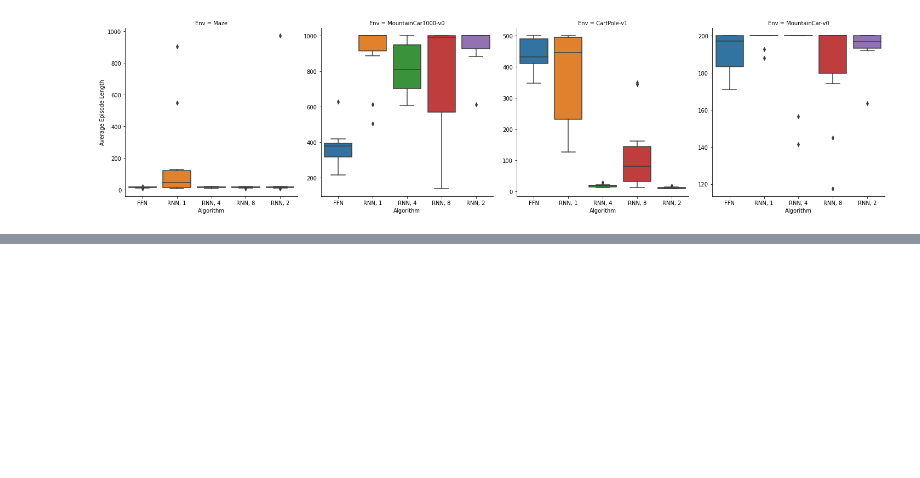
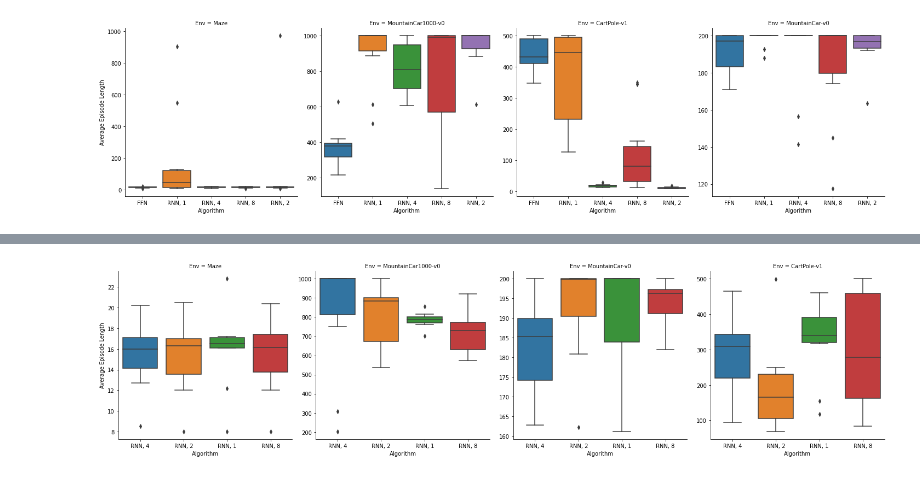
Before and after one commit to RevanMacQueen/DRQN, a Jupyter notebook: new_visualizations.ipynb, the cells around one changed output, grey strips where cells are left out. Saved outputs shown, nothing was run; the diff lists cells and outputs as text; code cells hidden in the pictures; blank space fills up the shorter version.

```diff
--- a/new_visualizations.ipynb
+++ b/new_visualizations.ipynb
@@ -118,0 +182,25 @@ plt.savefig('figures/last_10_length_best_params.pdf', bbox_inches='tight')
+# %%
+root = Path('results_lstm')
+params, num_episodes = extract_episode_lengths(root, ['model_arch', 'env', 'seed', 'learning_freq', 'target_update_freq', 'seq_len', 'learning_rate', 'buffer_size'], last_n=10)
+
+num_episodes = np.mean(num_episodes, axis=1)
+
+df1 = pd.DataFrame(params)
+df2 = pd.DataFrame(num_episodes)
+df_last = pd.concat([df1, df2], axis=1)
+df_last.columns = ['Model', 'Env', 'Seed', 'Learning Freq.', 'Target Update Freq.', 'L', 'Step Size', 'Buffer Size',
+'Average Episode Length']
+df_last = df_last.drop(['Seed'],axis=1)
+df_last['Algorithm'] = df_last['Model'] + ', ' + df_last['L']
+df_last = df_last.drop(['Model', 'L' ], axis=1)
+
+columns = ['Algorithm', 'Env', 'Learning Freq.', 'Target Update Freq.', 'Step Size', 'Buffer Size'] #parameters
+
+# rename environments
+df_last = df_last.replace('envs:random_maze-v0', 'Maze')
+# %%
+df_best_last = get_best_data(df_last, df_mean, columns, 'Num Episodes') # performance metric for determining best parameters is still num episodes
+g = sns.catplot(x='Algorithm', y='Average Episode Length', col='Env', data=df_best_last, kind='box', sharey=False)
+plt.savefig('figures/last_10_length_best_params_lstm.pdf', bbox_inches='tight')
+# %% [output]
+[figure, added]
```
Also changed, not shown: parts of 33 cells of this notebook.
